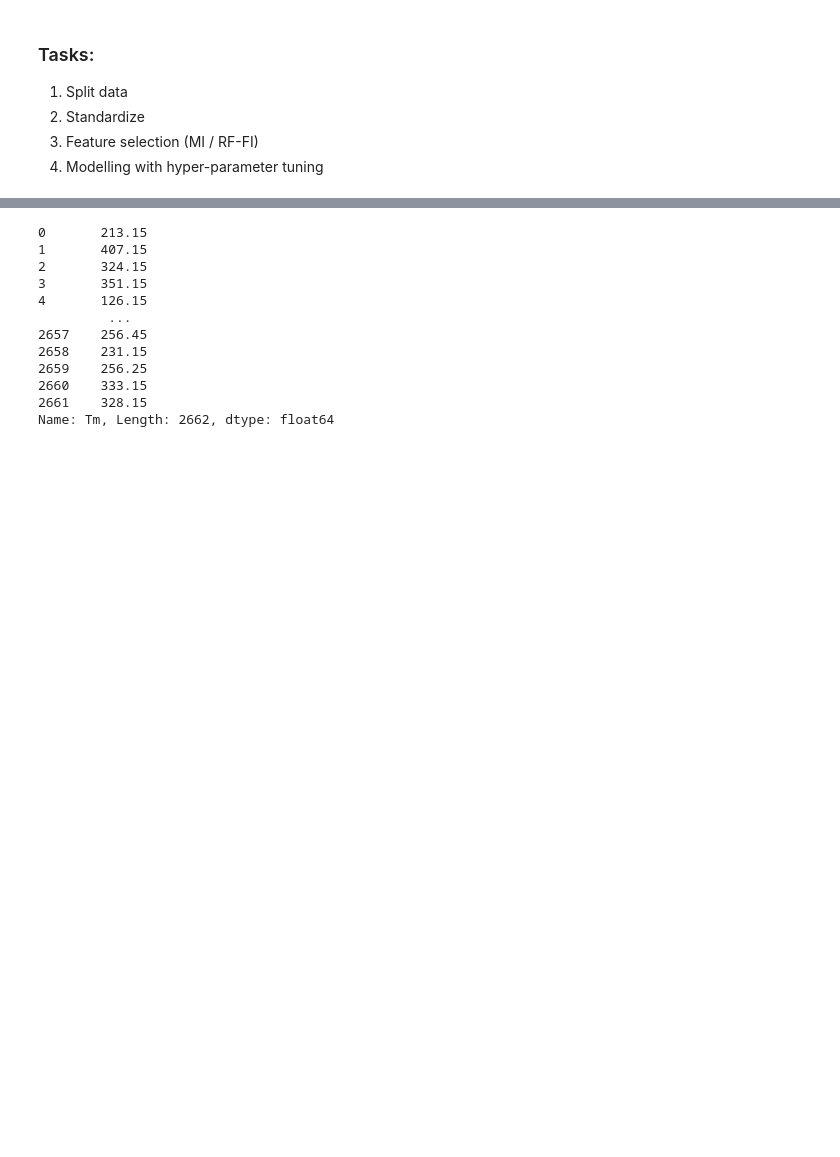
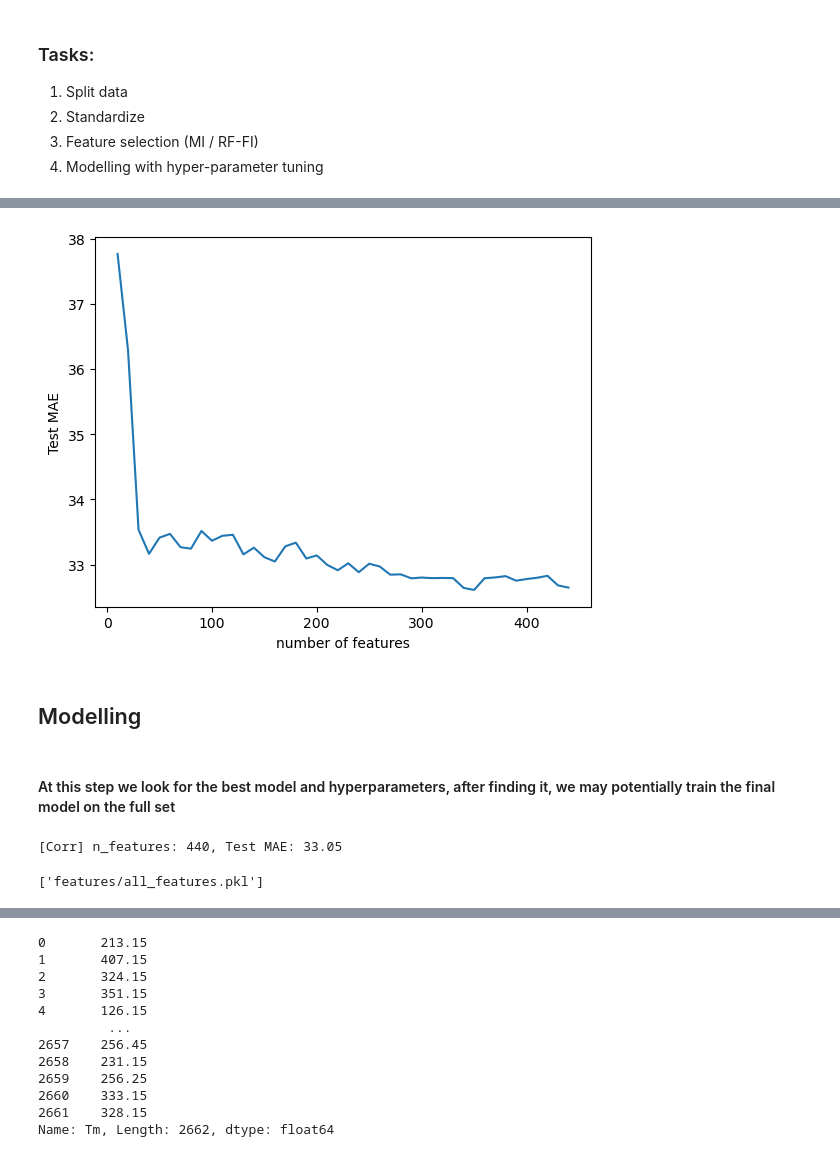
Before and after one commit to Michal-Iwicki/Melting-point-prediction, a Jupyter notebook: overview.ipynb, the cells around one changed output, grey strips where cells are left out. Drawn from its saved outputs; the diff is of its cells as text; code cells hidden in the pictures; blank space fills up the shorter version.

```diff
--- a/overview.ipynb
+++ b/overview.ipynb
@@ -141,0 +313,32 @@ Can put in some transformer to obtain additional prediction
+# %%
+corr_scores = X_train.apply(lambda col: col.corr(y_train), axis=0).abs() # counting it on X_train_scaled should give the same results
+corr_scores = corr_scores.sort_values(ascending=False)
+
+n_feature_list_corr = []
+mae_list_corr = []
+
+for p in np.arange(10, len(X_train.columns), 10):
+    top_features_corr = corr_scores.head(p).index  # select top p features by correlation
+
+    X_train_selected = pd.DataFrame(X_train_scaled, columns=X_train.columns)[top_features_corr].values
+    X_test_selected  = pd.DataFrame(X_test_scaled, columns=X_train.columns)[top_features_corr].values
+
+    model = RandomForestRegressor(
+        criterion='absolute_error',
+        n_estimators=100,
+        random_state=42,
+        n_jobs=-1
+    )
+    model.fit(X_train_selected, y_train_scaled.ravel())
+
+    y_pred = model.predict(X_test_selected)
+    y_pred_rescaled = y_scaler.inverse_transform(y_pred.reshape(-1, 1))
+
+    mae = mean_absolute_error(y_test, y_pred_rescaled)
+    print(f"[Corr] n_features: {p}, Test MAE: {mae:.2f}")
+
+    n_feature_list_corr.append(p)
+    mae_list_corr.append(mae)
+
+# similar results to MI, maybe slightly better
+# MAE around 33
@@ -141,0 +363,29 @@ Can put in some transformer to obtain additional prediction
+# %%
+plt.plot(n_feature_list_corr, mae_list_corr)
+plt.xlabel("number of features")
+plt.ylabel("Test MAE")
+plt.show()
+
+# top 40, 160 features is good -> let's take 160 (similar to MI results)
+# %% [output]
+[figure, added]
+# %% [markdown]
+## Modelling
+# %% [markdown]
+#### At this step we look for the best model and hyperparameters, after finding it, we may potentially train the final model on the full set
+# %%
+# we take top 160 features based on correlation
+
+N_FEATURES = 160
+top_features_corr = corr_scores.head(N_FEATURES).index
+X_train_selected = pd.DataFrame(X_train_scaled, columns=X_train.columns)[top_features_corr].values
+X_test_selected  = pd.DataFrame(X_test_scaled, columns=X_train.columns)[top_features_corr].values
+# %% [output]
+[Corr] n_features: 440, Test MAE: 33.05
+# %%
+# saving features
+os.makedirs("features", exist_ok=True)
+joblib.dump(top_features_corr, "features/selected_features.pkl")
+joblib.dump(X_train.columns, "features/all_features.pkl")
+# %% [output]
+['features/all_features.pkl']
```
Also changed, not shown: parts of 24 cells of this notebook, 10 other files.
